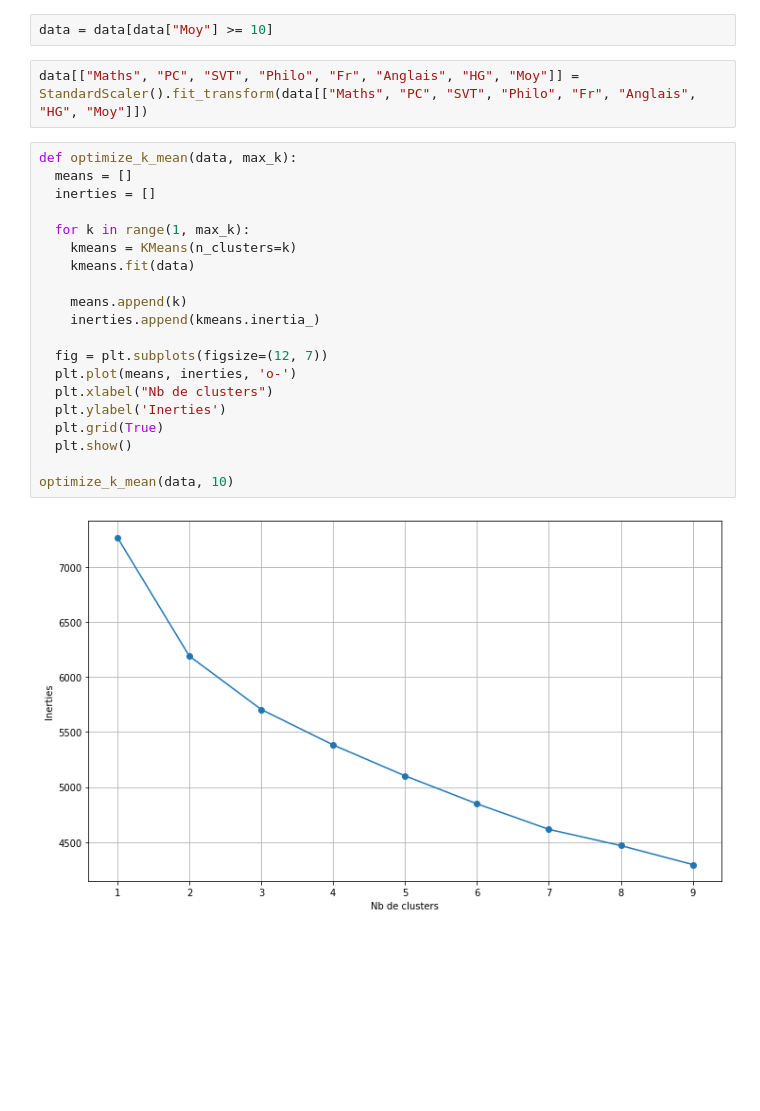
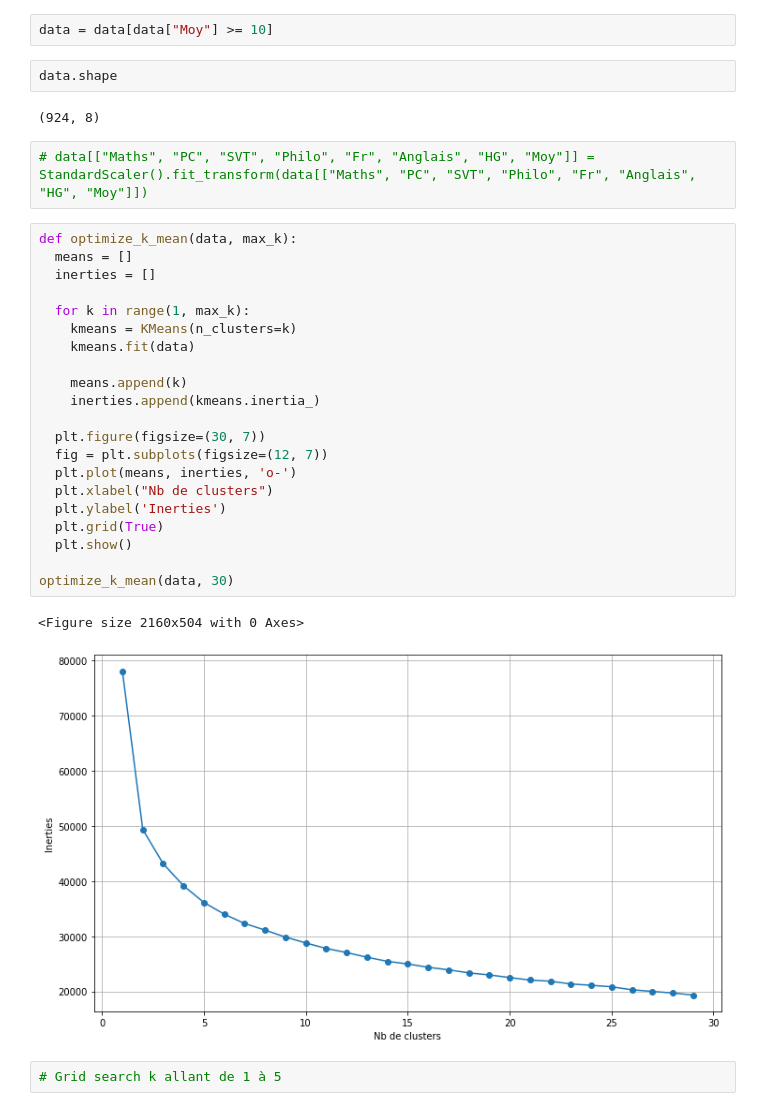
Before and after one commit to PapaBaGAYE/PAS_Challenge_SDA, a Jupyter notebook: Clustering.ipynb, the cells around one changed output. Cells and saved outputs as stored; diff of their text form; blank space fills up the shorter version.

```diff
--- a/Clustering.ipynb
+++ b/Clustering.ipynb
@@ -12,27 +13,35 @@ data = pd.read_csv(path_data)
 data["Moy"] = round((data.Maths*5 + data.PC*6 +	data.SVT*6 + data.Philo*2	+ data.Fr*3	+ data.Anglais*2	+ data.HG*2) / 26, 2)
 # %%
 data = data[data["Moy"] >= 10]
+# %%
+data.shape
+# %% [output]
+(924, 8)
 # %%
-data[["Maths", "PC", "SVT", "Philo", "Fr", "Anglais", "HG", "Moy"]] = StandardScaler().fit_transform(data[["Maths", "PC", "SVT", "Philo", "Fr", "Anglais", "HG", "Moy"]])
+# data[["Maths", "PC", "SVT", "Philo", "Fr", "Anglais", "HG", "Moy"]] = StandardScaler().fit_transform(data[["Maths", "PC", "SVT", "Philo", "Fr", "Anglais", "HG", "Moy"]])
 # %%
 def optimize_k_mean(data, max_k):
   means = []
   inerties = []
 
   for k in range(1, max_k):
     kmeans = KMeans(n_clusters=k)
     kmeans.fit(data)
 
     means.append(k)
     inerties.append(kmeans.inertia_)
 
+  plt.figure(figsize=(30, 7))
   fig = plt.subplots(figsize=(12, 7))
   plt.plot(means, inerties, 'o-')
   plt.xlabel("Nb de clusters")
   plt.ylabel('Inerties')
   plt.grid(True)
   plt.show()
 
-optimize_k_mean(data, 10)
+optimize_k_mean(data, 30)
 # %% [output]
+<Figure size 2160x504 with 0 Axes>
-[figure, old version]
+[figure, new version]
+# %%
+# Grid search k allant de 1 à 5
```
Also changed, not shown: parts of 7 cells of this notebook.
